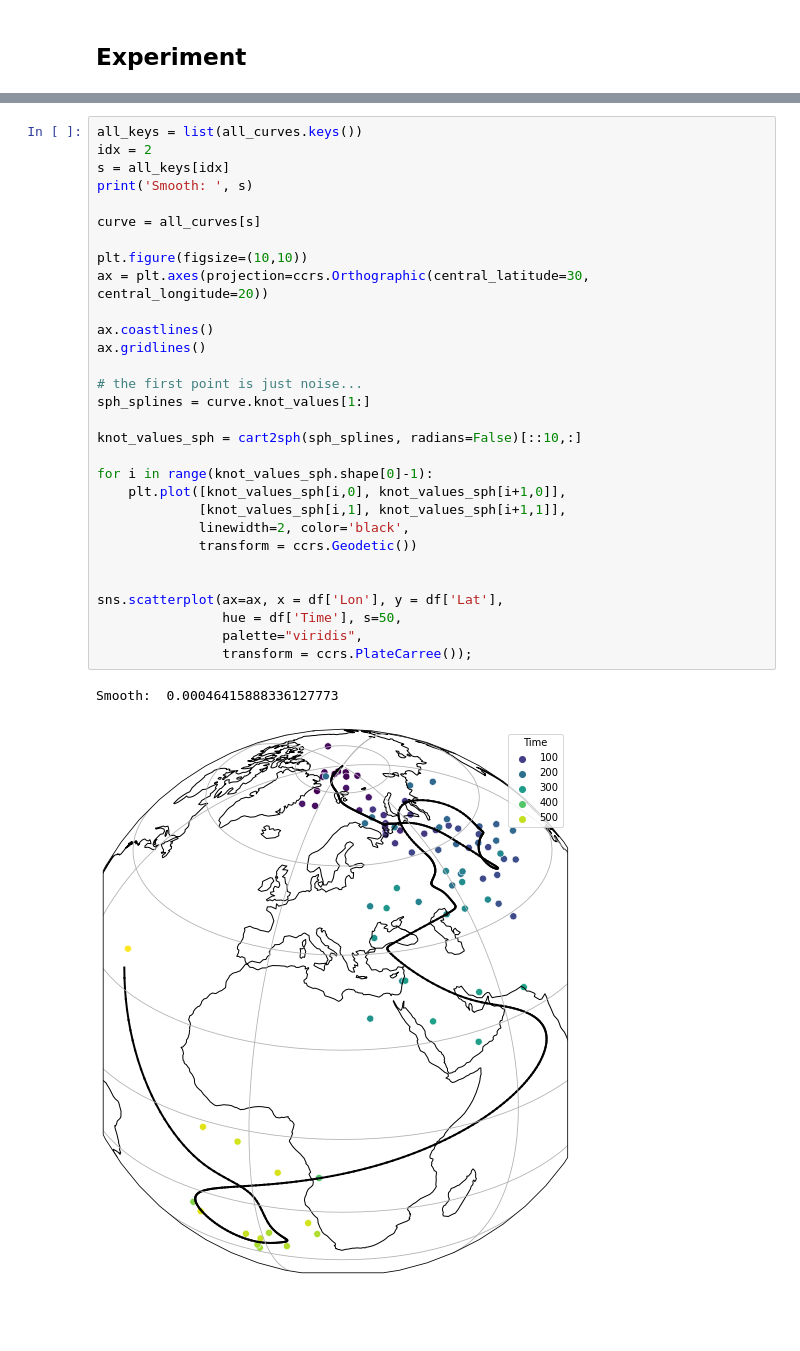
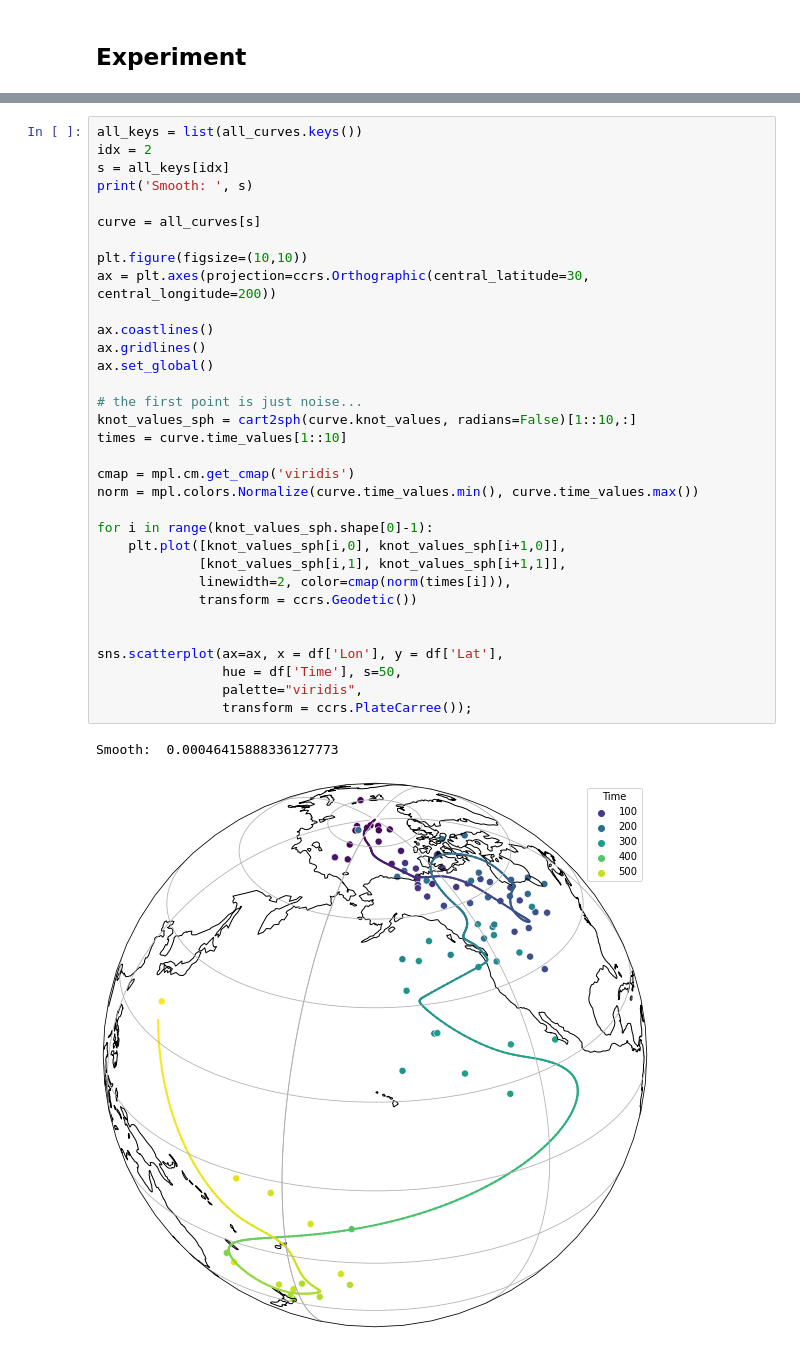
Before and after one commit to PolarWandering/PaleoStats, a Jupyter notebook: Spherical_Splines.ipynb, the cells around one changed output, grey strips where cells are left out. Saved outputs shown, nothing was run; the diff lists cells and outputs as text; blank space fills up the shorter version.

```diff
--- a/Spherical_Splines.ipynb
+++ b/Spherical_Splines.ipynb
@@ -152,33 +157,36 @@ Wall time: 21min 42s
-# %%
-all_keys = list(all_curves.keys())
-idx = 2
-s = all_keys[idx]
-print('Smooth: ', s)
-
-curve = all_curves[s]
-
-plt.figure(figsize=(10,10))
-ax = plt.axes(projection=ccrs.Orthographic(central_latitude=30, central_longitude=20))
-
-ax.coastlines()
-ax.gridlines()
-
-# the first point is just noise...
-sph_splines = curve.knot_values[1:]
-
-knot_values_sph = cart2sph(sph_splines, radians=False)[::10,:]
-
-for i in range(knot_values_sph.shape[0]-1):
-    plt.plot([knot_values_sph[i,0], knot_values_sph[i+1,0]],
-             [knot_values_sph[i,1], knot_values_sph[i+1,1]],
-             linewidth=2, color='black',
-             transform = ccrs.Geodetic())
-
-
-sns.scatterplot(ax=ax, x = df['Lon'], y = df['Lat'],
-                hue = df['Time'], s=50,
-                palette="viridis",
-                transform = ccrs.PlateCarree());
-# %% [output]
-Smooth:  0.00046415888336127773
-[figure, removed]
+# %%
+all_keys = list(all_curves.keys())
+idx = 2
+s = all_keys[idx]
+print('Smooth: ', s)
+
+curve = all_curves[s]
+
+plt.figure(figsize=(10,10))
+ax = plt.axes(projection=ccrs.Orthographic(central_latitude=30, central_longitude=200))
+
+ax.coastlines()
+ax.gridlines()
+ax.set_global()
+
+# the first point is just noise...
+knot_values_sph = cart2sph(curve.knot_values, radians=False)[1::10,:]
+times = curve.time_values[1::10]
+
+cmap = mpl.cm.get_cmap('viridis')
+norm = mpl.colors.Normalize(curve.time_values.min(), curve.time_values.max())
+
+for i in range(knot_values_sph.shape[0]-1):
+    plt.plot([knot_values_sph[i,0], knot_values_sph[i+1,0]],
+             [knot_values_sph[i,1], knot_values_sph[i+1,1]],
+             linewidth=2, color=cmap(norm(times[i])),
+             transform = ccrs.Geodetic())
+
+
+sns.scatterplot(ax=ax, x = df['Lon'], y = df['Lat'],
+                hue = df['Time'], s=50,
+                palette="viridis",
+                transform = ccrs.PlateCarree());
+# %% [output]
+Smooth:  0.00046415888336127773
+[figure, added]
```
Also changed, not shown: parts of 5 cells of this notebook.
